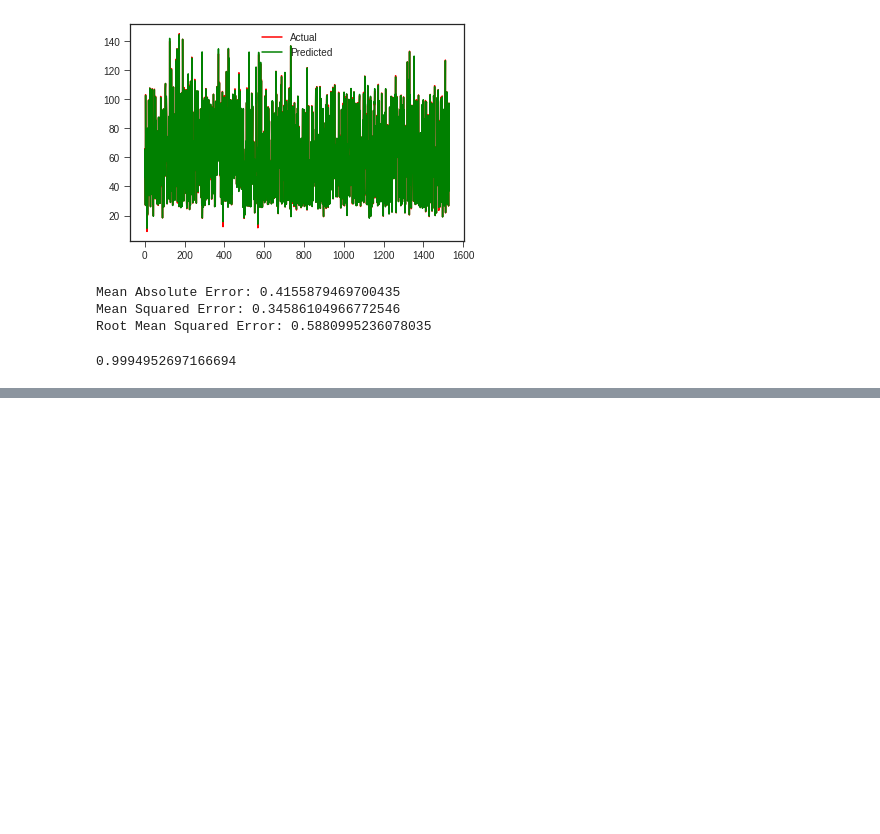
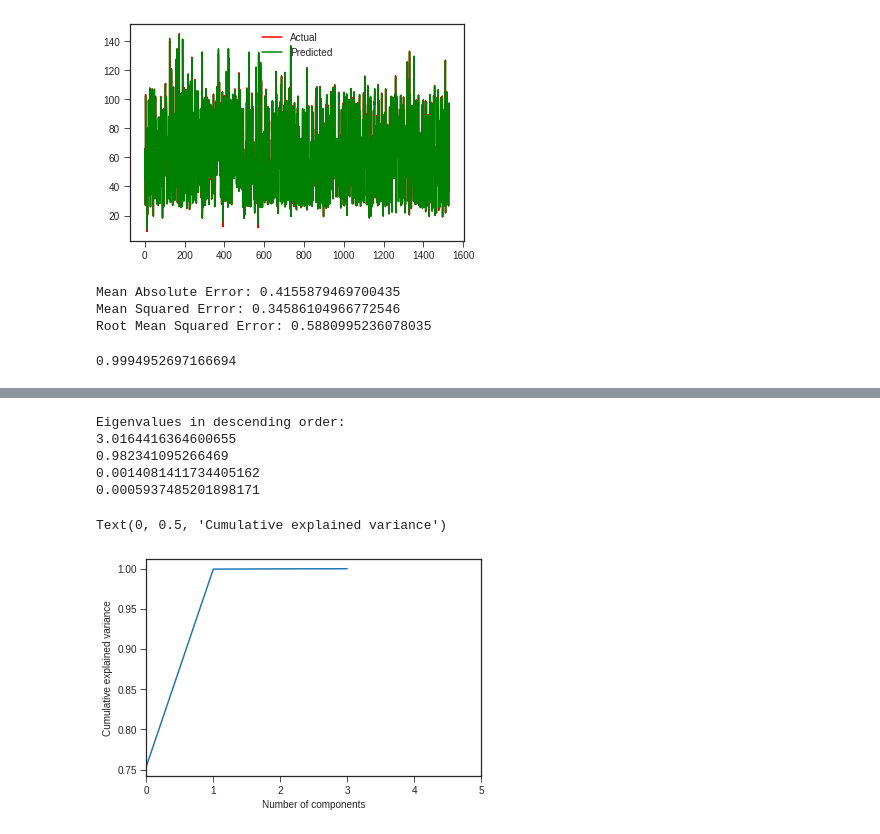
Before and after one commit to rushikeshadhav/Error-4040, a Jupyter notebook: newhacksp.ipynb, the cells around one changed output, grey strips where cells are left out. Cells and saved outputs as stored; diff of their text form; code cells hidden in the pictures; blank space fills up the shorter version.

```diff
--- a/newhacksp.ipynb
+++ b/newhacksp.ipynb
@@ -265,3 +268,9 @@ Root Mean Squared Error: 0.5880995236078035
 regressor.score(X_test,y_test)
 # %% [output]
 0.9994952697166694
+# %%
+#Data Standardisation
+from sklearn.preprocessing import StandardScaler
+scalar = StandardScaler()
+X_scaled = scalar.fit(X)
+X_std = X_scaled.transform(X)
@@ -267,0 +314,17 @@ regressor.score(X_test,y_test)
+# %%
+# Make a list of (eigenvalue, eigenvector) tuples
+eig_pairs = [(np.abs(eig_vals[i]), eig_vecs[:,i]) for i in range(len(eig_vals))]
+
+# Sort the (eigenvalue, eigenvector) tuples from high to low
+eig_pairs.sort(key=lambda x: x[0], reverse=True)
+
+# Visually confirm that the list is correctly sorted by decreasing eigenvalues
+print('Eigenvalues in descending order:')
+for i in eig_pairs:
+    print(i[0])
+# %% [output]
+Eigenvalues in descending order:
+3.0164416364600655
+0.982341095266469
+0.0014081411734405162
+0.0005937485201898171
@@ -267,0 +334,10 @@ regressor.score(X_test,y_test)
+# %%
+from sklearn.decomposition import PCA
+pca = PCA().fit(X_std)
+plt.plot(np.cumsum(pca.explained_variance_ratio_))
+plt.xlim(0,5,10)
+plt.xlabel('Number of components')
+plt.ylabel('Cumulative explained variance')
+# %% [output]
+Text(0, 0.5, 'Cumulative explained variance')
+[figure, added]
```
Also changed, not shown: parts of 24 cells of this notebook.
